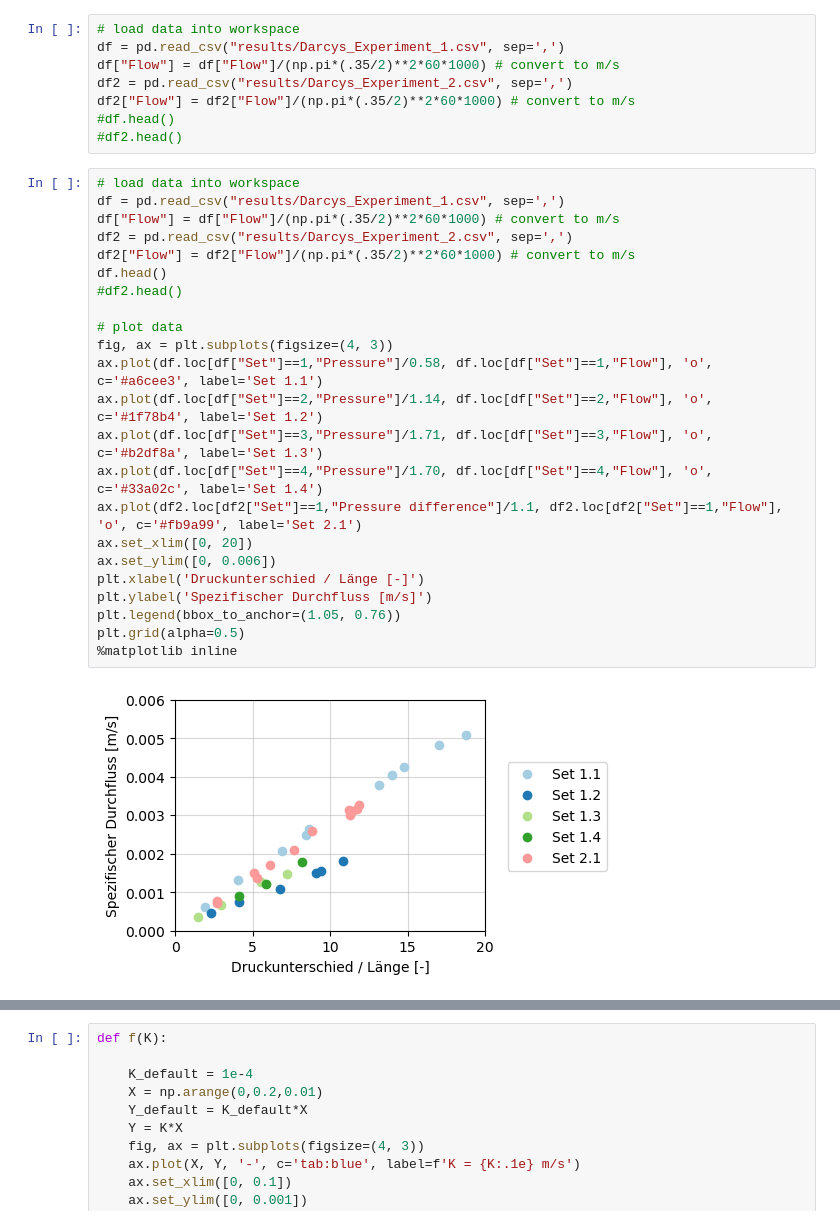
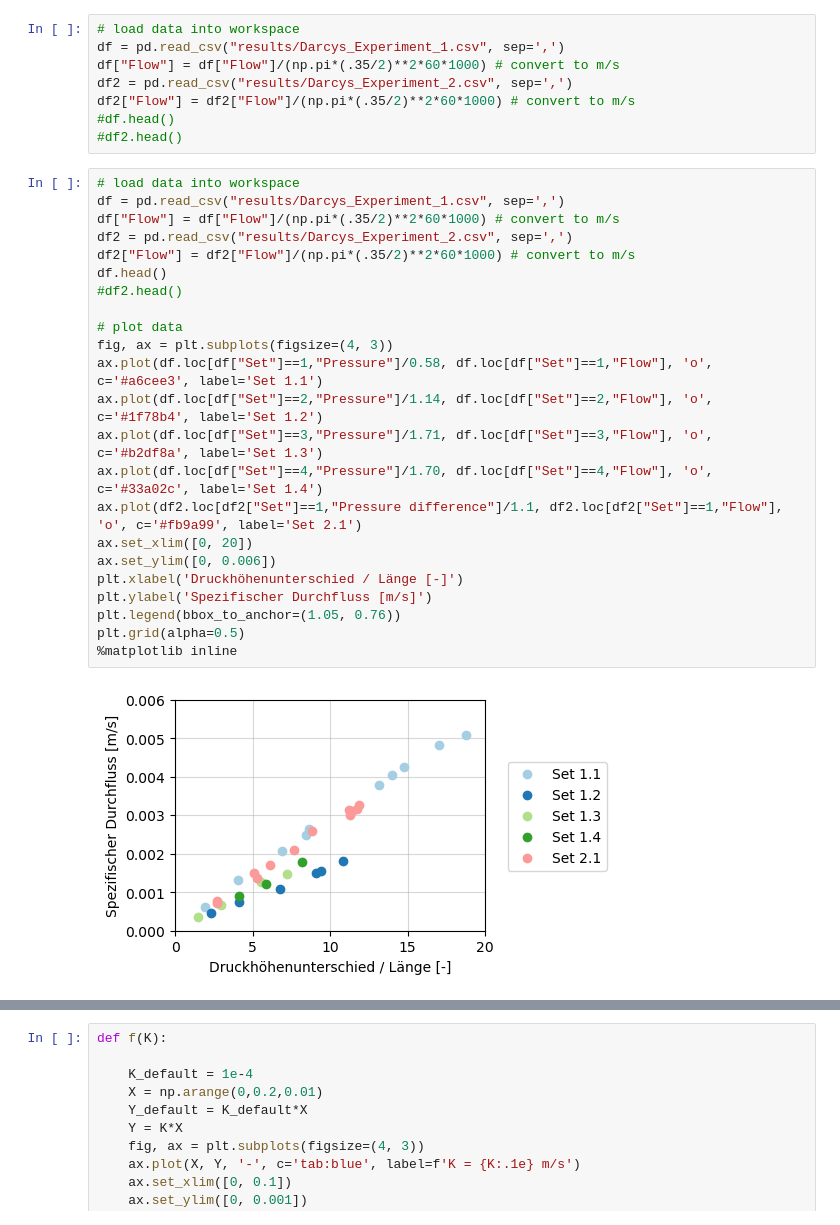
Before and after one commit to SebastianGnann/Darcys_Experiment, a Jupyter notebook: Darcys_Experiment_Lehre.ipynb, the cells around one changed output, grey strips where cells are left out. Drawn from its saved outputs; the diff is of its cells as text.

```diff
--- a/Darcys_Experiment_Lehre.ipynb
+++ b/Darcys_Experiment_Lehre.ipynb
@@ -106,28 +106,28 @@ df2["Flow"] = df2["Flow"]/(np.pi*(.35/2)**2*60*1000) # convert to m/s
 # %%
 # load data into workspace
 df = pd.read_csv("results/Darcys_Experiment_1.csv", sep=',')
 df["Flow"] = df["Flow"]/(np.pi*(.35/2)**2*60*1000) # convert to m/s
 df2 = pd.read_csv("results/Darcys_Experiment_2.csv", sep=',')
 df2["Flow"] = df2["Flow"]/(np.pi*(.35/2)**2*60*1000) # convert to m/s
 df.head()
 #df2.head()
 
 # plot data
 fig, ax = plt.subplots(figsize=(4, 3))
 ax.plot(df.loc[df["Set"]==1,"Pressure"]/0.58, df.loc[df["Set"]==1,"Flow"], 'o', c='#a6cee3', label='Set 1.1')
 ax.plot(df.loc[df["Set"]==2,"Pressure"]/1.14, df.loc[df["Set"]==2,"Flow"], 'o', c='#1f78b4', label='Set 1.2')
 ax.plot(df.loc[df["Set"]==3,"Pressure"]/1.71, df.loc[df["Set"]==3,"Flow"], 'o', c='#b2df8a', label='Set 1.3')
 ax.plot(df.loc[df["Set"]==4,"Pressure"]/1.70, df.loc[df["Set"]==4,"Flow"], 'o', c='#33a02c', label='Set 1.4')
 ax.plot(df2.loc[df2["Set"]==1,"Pressure difference"]/1.1, df2.loc[df2["Set"]==1,"Flow"], 'o', c='#fb9a99', label='Set 2.1')
 ax.set_xlim([0, 20])
 ax.set_ylim([0, 0.006])
-plt.xlabel('Druckunterschied / Länge [-]')
+plt.xlabel('Druckhöhenunterschied / Länge [-]')
 plt.ylabel('Spezifischer Durchfluss [m/s]')
 plt.legend(bbox_to_anchor=(1.05, 0.76))
 plt.grid(alpha=0.5)
 %matplotlib inline
 # %% [output]
-[figure, old version]
+[figure, new version]
 # %% [markdown]
 ## Analyse der Ergebnisse
 
```
Also changed, not shown: parts of 7 cells of this notebook.
